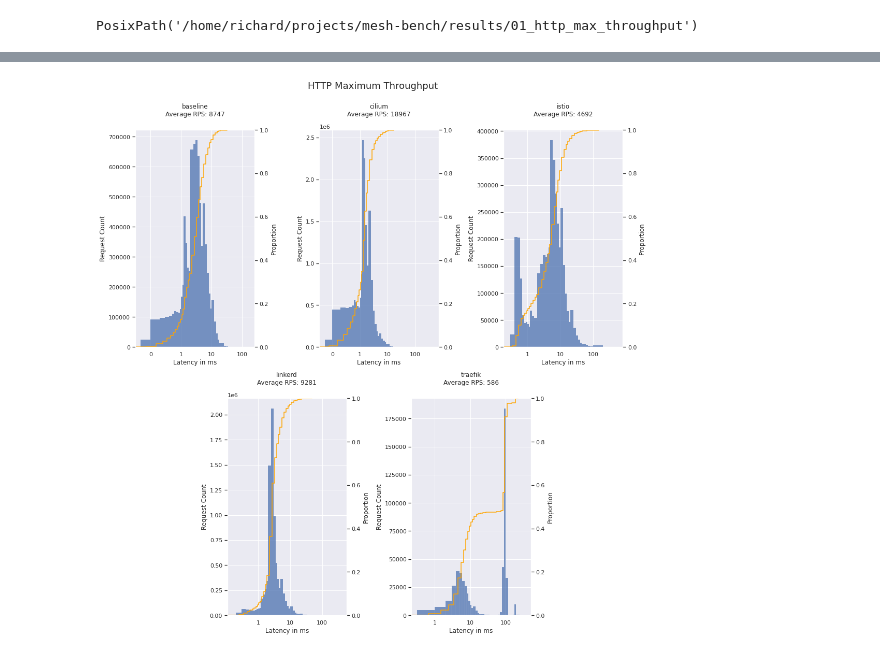
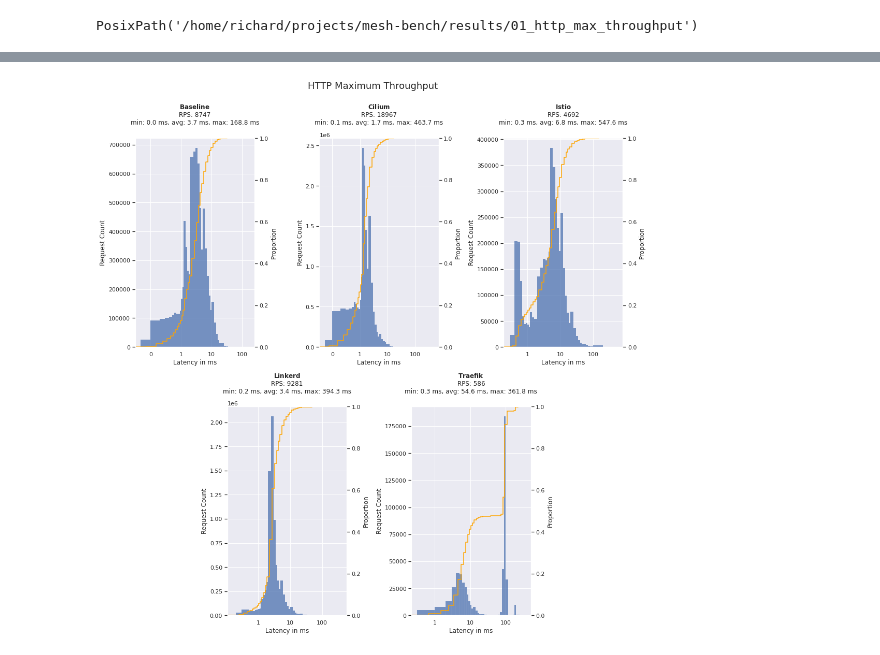
Before and after one commit to RichardBieringa/mesh-bench, a Jupyter notebook: viz/01_http_max_throughput.ipynb, the cells around one changed output, grey strips where cells are left out. Saved outputs shown, nothing was run; the diff lists cells and outputs as text; code cells hidden in the pictures.

Commit message:
updated visualization

```diff
--- a/viz/01_http_max_throughput.ipynb
+++ b/viz/01_http_max_throughput.ipynb
@@ -130,7 +128,28 @@ for root, _, files in os.walk(results_dir, topdown=False):
         series.append(clean_fortio_results(p))
 
 df = pd.DataFrame(series)
-df = df.sort_values(by="mesh", ignore_index=True)
+
+# Re-order
+df = df[[
+    "mesh",
+    "RequestedQPS",
+    "payload",
+    "ActualQPS",
+    "StartTime",
+    "Count",
+    "Min",
+    "Max",
+    "Sum",
+    "Avg",
+    "StdDev",
+    "counts",
+    "percentages",
+    "categories",
+    "bins",
+]]
+
+# Sort
+df = df.sort_values(by=["mesh", "RequestedQPS"], ignore_index=True)
 df
 # %% [output]
 Parsing Experiment results:
@@ -178,32 +197,36 @@ for i, row in df.iterrows():
     weights = np.array(row["counts"])
     x = (binedges[1:] + binedges[:-1]) / 2.0
 
     sns.histplot(data=row, x=x, bins=binedges, weights=weights, color="b", ax=ax)
 
     # Labels
-    plot_title = f"{row['mesh']}\nAverage RPS: {row['ActualQPS']:.0f}"
+    plot_title = (
+        f"$\\bf{row['mesh'].capitalize()}$\n"
+        f"RPS: {row['ActualQPS']:.0f}\n"
+        f"min: {row['Min']:.1f} ms, avg: {row['Avg']:.1f} ms, max: {row['Max']:.1f} ms"
+    )
     ax.set_ylabel("Request Count")
     ax.set_xlabel("Latency in ms")
     ax.set_title(plot_title, y=1.05)
 
 
     # Y AXIS
     ax.yaxis.set_major_formatter(ticker.ScalarFormatter())
 
 
     # X AXIS
     ax.set_xscale("log")
     ax.xaxis.set_major_formatter(ticker.ScalarFormatter())
 
 
     # # Second plot with cumulative density
     ax2 = ax.twinx()
     ax2.set_alpha(0.5)
     ax2.grid(False)
     sns.ecdfplot(data=row, x=x, weights=weights, color="orange", ax=ax2)
 
 
 fig.tight_layout()
 plt.show()
 # %% [output]
-[figure, old version]
+[figure, new version]
```
Also changed, not shown: parts of 2 cells of this notebook, 2 other files.
